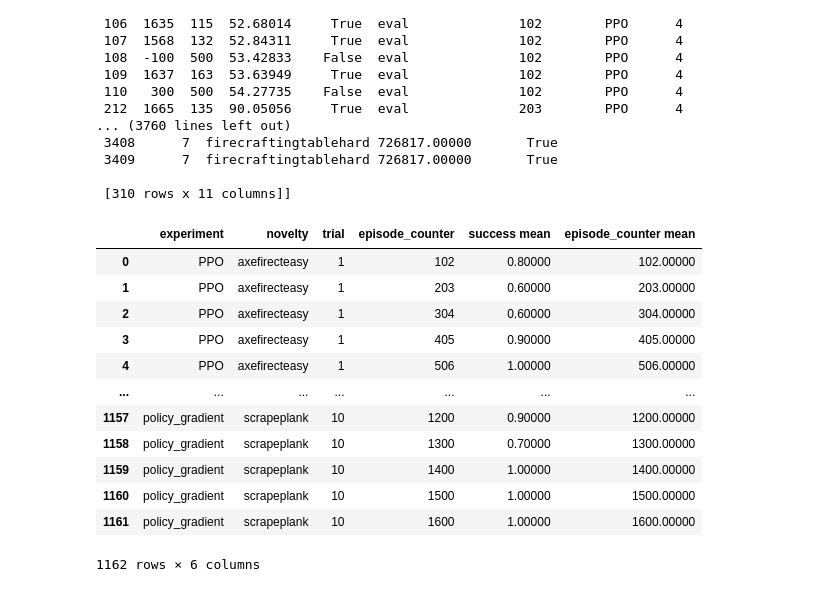
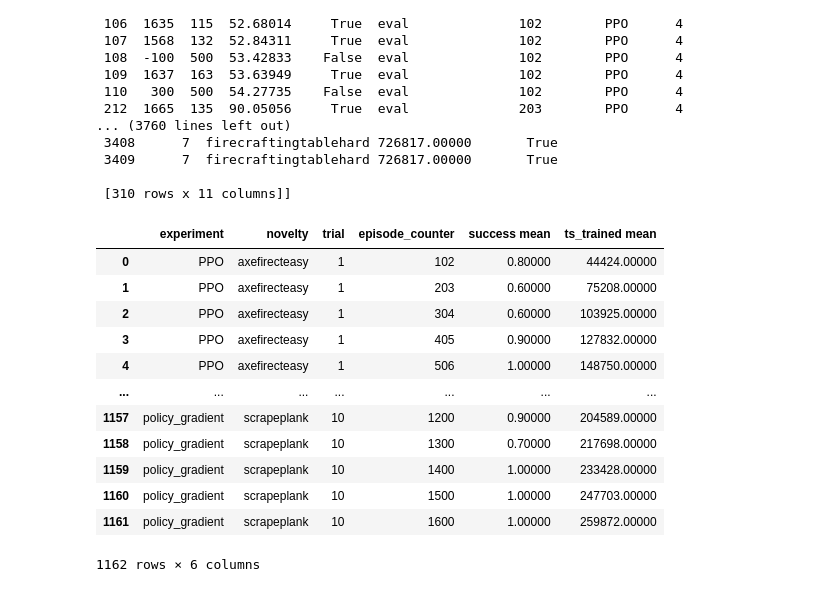
Before and after one commit to goelshivam1210/RAPid-Learn, a Jupyter notebook: baselines/notebooks/plot_post_novelty.ipynb, the cells around one changed output. Cells and saved outputs as stored; diff of their text form; code cells hidden in the pictures.

```diff
--- a/baselines/notebooks/plot_post_novelty.ipynb
+++ b/baselines/notebooks/plot_post_novelty.ipynb
@@ -345,21 +311,21 @@ dfs
 
  [310 rows x 11 columns]]
 # %%
-per_trial_episode_df = results_df.groupby(by=["experiment", "novelty", "trial", "episode_counter"]).agg({'success': ['mean'], "episode_counter": "mean"}).reset_index()
+per_trial_episode_df = results_df.groupby(by=["experiment", "novelty", "trial", "episode_counter"]).agg({'success': ['mean'], "ts_trained": "mean"}).reset_index()
 per_trial_episode_df.columns = [' '.join(col).strip() for col in per_trial_episode_df.columns.values]
 per_trial_episode_df
 # %% [output]
-|  | experiment | novelty | trial | episode_counter | success mean | episode_counter mean |
-| 0 | PPO | axefirecteasy | 1 | 102 | 0.80000 | 102.00000 |
-| 1 | PPO | axefirecteasy | 1 | 203 | 0.60000 | 203.00000 |
-| 2 | PPO | axefirecteasy | 1 | 304 | 0.60000 | 304.00000 |
-| 3 | PPO | axefirecteasy | 1 | 405 | 0.90000 | 405.00000 |
-| 4 | PPO | axefirecteasy | 1 | 506 | 1.00000 | 506.00000 |
+|  | experiment | novelty | trial | episode_counter | success mean | ts_trained mean |
+| 0 | PPO | axefirecteasy | 1 | 102 | 0.80000 | 44424.00000 |
+| 1 | PPO | axefirecteasy | 1 | 203 | 0.60000 | 75208.00000 |
+| 2 | PPO | axefirecteasy | 1 | 304 | 0.60000 | 103925.00000 |
+| 3 | PPO | axefirecteasy | 1 | 405 | 0.90000 | 127832.00000 |
+| 4 | PPO | axefirecteasy | 1 | 506 | 1.00000 | 148750.00000 |
 | ... | ... | ... | ... | ... | ... | ... |
-| 1157 | policy_gradient | scrapeplank | 10 | 1200 | 0.90000 | 1200.00000 |
-| 1158 | policy_gradient | scrapeplank | 10 | 1300 | 0.70000 | 1300.00000 |
-| 1159 | policy_gradient | scrapeplank | 10 | 1400 | 1.00000 | 1400.00000 |
-| 1160 | policy_gradient | scrapeplank | 10 | 1500 | 1.00000 | 1500.00000 |
-| 1161 | policy_gradient | scrapeplank | 10 | 1600 | 1.00000 | 1600.00000 |
+| 1157 | policy_gradient | scrapeplank | 10 | 1200 | 0.90000 | 204589.00000 |
+| 1158 | policy_gradient | scrapeplank | 10 | 1300 | 0.70000 | 217698.00000 |
+| 1159 | policy_gradient | scrapeplank | 10 | 1400 | 1.00000 | 233428.00000 |
+| 1160 | policy_gradient | scrapeplank | 10 | 1500 | 1.00000 | 247703.00000 |
+| 1161 | policy_gradient | scrapeplank | 10 | 1600 | 1.00000 | 259872.00000 |
 1162 rows × 6 columns
 # %%
```
Also changed, not shown: parts of 7 cells of this notebook.
